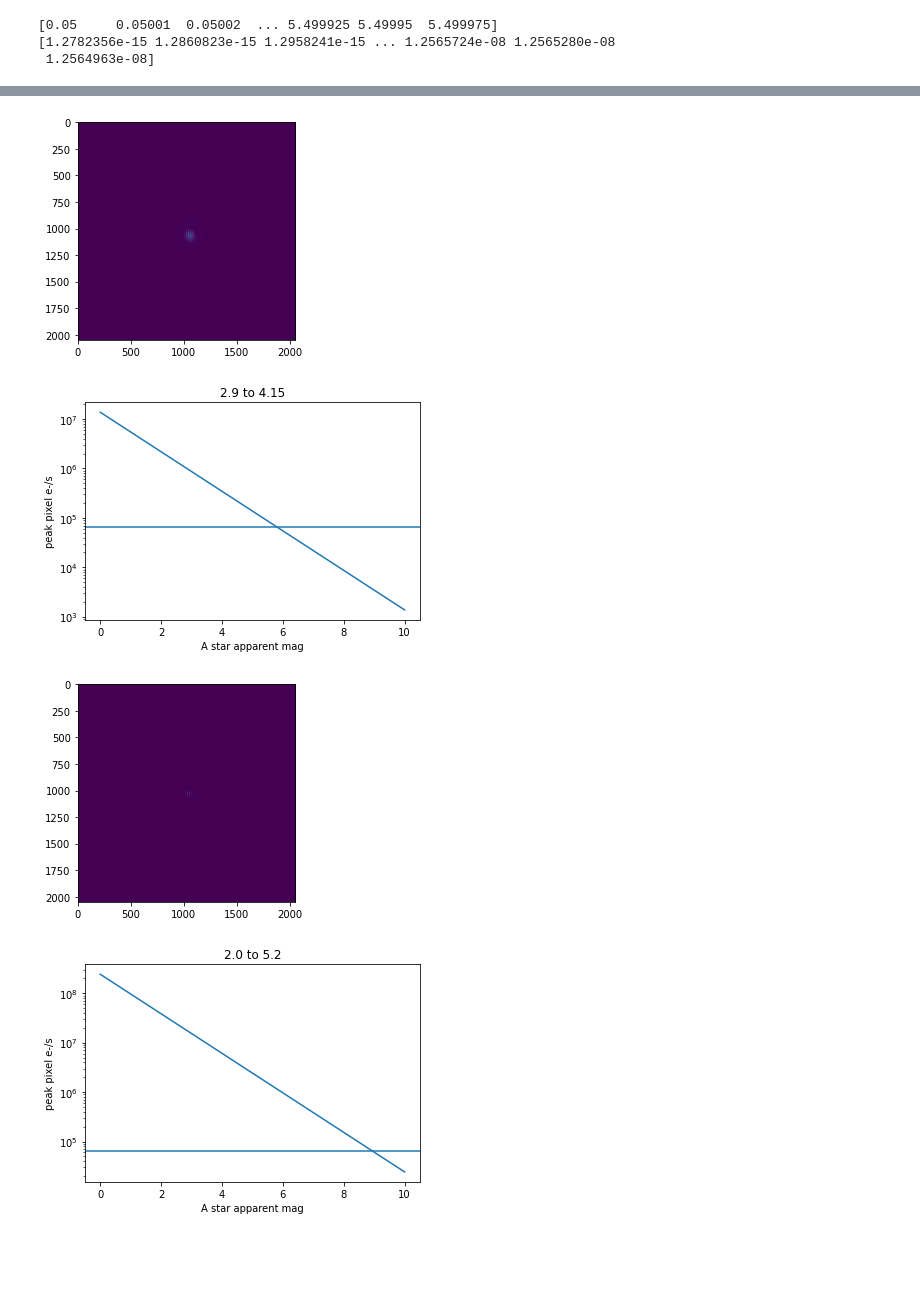
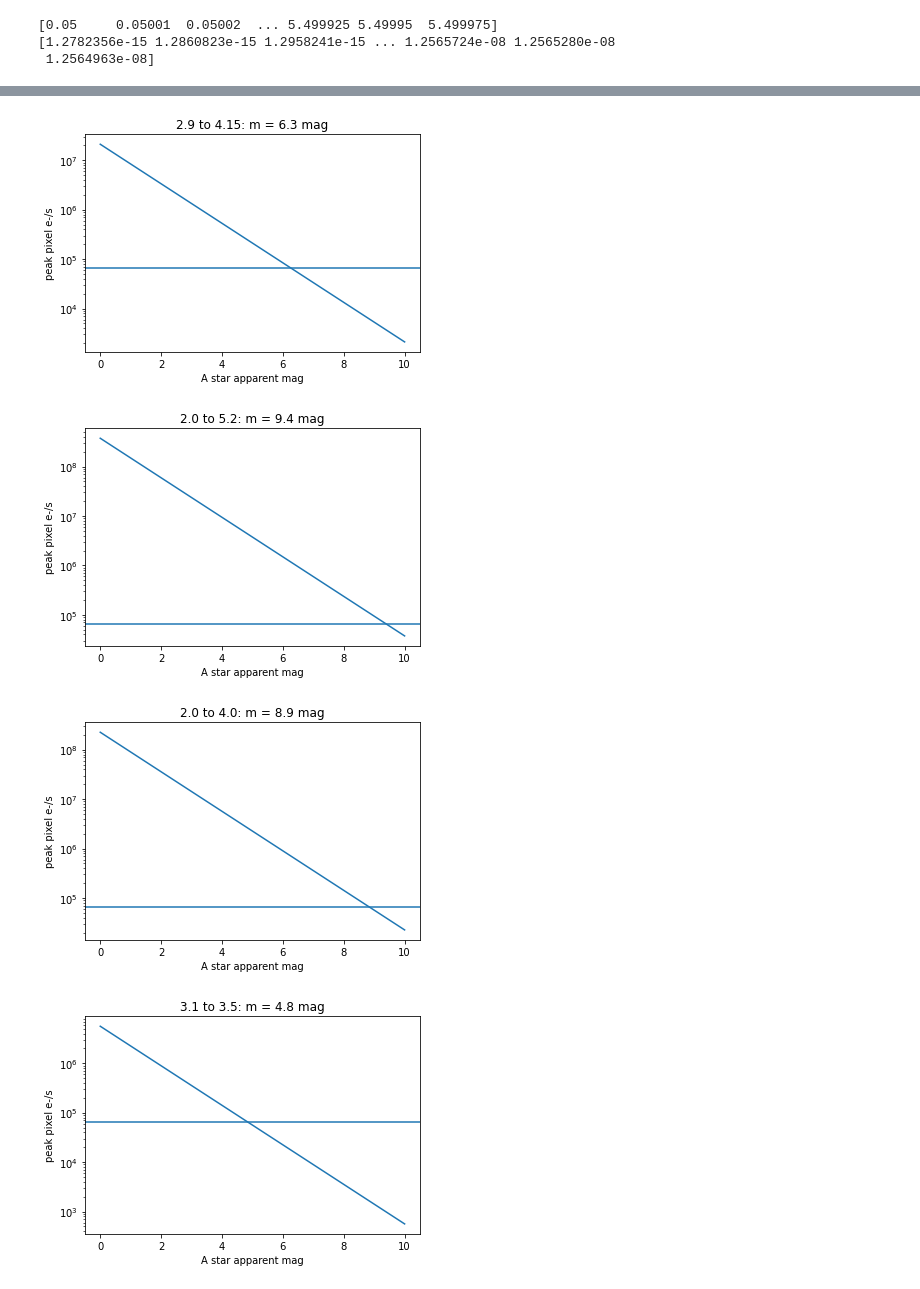
Before and after one commit to scalessim/scalessim, a Jupyter notebook: scales_photons_Astar.ipynb, the cells around one changed output, grey strips where cells are left out. Cells and saved outputs as stored; diff of their text form; code cells hidden in the pictures; blank space fills up the shorter version.

```diff
--- a/scales_photons_Astar.ipynb
+++ b/scales_photons_Astar.ipynb
@@ -125,9 +125,11 @@ for wavs in modes:
 
     telAO_emissivities = [0.4]
     telAO_temps = [285*u.K]
-    scales_trans = [0.4]
+    scales_trans = [0.616]
     inst = InstTransEm(telAO_emissivities, telAO_temps, scales_trans)
-    qe = QE()
+    qe = QE(0.88) ##detector 6 is ~0.8, detector 8 is 0.88 -- testing "worst case" for saturation using detector 8
+
+
     filt = Filter(lmin=lens.lmin,lmax=lens.lmax,fkw='asahi')
     dit = 1 ###integration time in seconds
 
@@ -142,15 +144,18 @@ for wavs in modes:
 
     from time import time
     t1 = time()
-    raw, bg_star_truth = fp.get_fp(dit*u.s,targ,return_full=True,PSF=keck_cube,return_phots=True)
-    rawfile = 'Astar_10pc_asahi_disp_'+str(wav_min)+'_'+str(wav_max)+'_phot_s.fits'
-    pyfits.writeto(rawfile,np.array(raw),clobber=True)
-    rawfile = 'Astar_10pc_asahi_disp_'+str(wav_min)+'_'+str(wav_max)+'_e_s.fits'
-    pyfits.writeto(rawfile,np.array(raw*0.8),clobber=True)
-
+    rawfile_e = 'Astar_10pc_asahi_disp_'+str(wav_min)+'_'+str(wav_max)+'_e_s.fits'
+    if os.path.isfile(rawfile_e)==False:
+        raw, bg_star_truth = fp.get_fp(dit*u.s,targ,return_full=True,PSF=keck_cube,return_phots=True)
+        rawfile = 'Astar_10pc_asahi_disp_'+str(wav_min)+'_'+str(wav_max)+'_phot_s.fits'
+        pyfits.writeto(rawfile,np.array(raw),clobber=True)
+        rawfile_e = 'Astar_10pc_asahi_disp_'+str(wav_min)+'_'+str(wav_max)+'_e_s.fits'
+        pyfits.writeto(rawfile_e,np.array(raw*0.88),clobber=True)
+    else:
+        raw = pyfits.getdata(rawfile_e)
 
     f = plt.figure(figsize=(5,5))
-    plt.imshow(raw**0.25)
+    plt.imshow(raw**0.1)
     plt.colorbar()
     plt.show()
     t2 = time()
@@ -268,30 +182,29 @@ making full raw image
 # %%
 modes = [[2.9,4.15],[2.0,5.2],[2.0,4.0],[3.1,3.5],[4.5,5.2],[1.95,2.45]]
 for wavs in modes:
     wav_min,wav_max = wavs
     rawfile = 'Astar_10pc_asahi_disp_'+str(wav_min)+'_'+str(wav_max)+'_e_s.fits'
     im = pyfits.getdata(rawfile)
 
-    plt.imshow(im)
-    plt.show()
-
     mpixs = []
     f = plt.figure()
-    plt.title(str(wav_min)+' to '+str(wav_max))
-    amags = np.linspace(0.0,10.0,11)
+    amags = np.linspace(0.0,10.0,101)
     for amag in amags:
         im2 = im * 10**(-amag/2.5)
         mpix = np.max(im2)
         mpixs.append(mpix)
-
+    mpixs = np.array(mpixs)
+    mlimit = amags[np.where(np.abs(mpixs-65000.0)==np.min(np.abs(mpixs-65000.)))][0]
+    plt.title(str(wav_min)+' to '+str(wav_max)+': m = '+str(np.round(mlimit,2))+' mag')
     plt.plot(amags,mpixs)
     plt.xlabel('A star apparent mag')
     plt.ylabel('peak pixel e-/s')
     plt.yscale('log')
     plt.axhline(65000)
+    plt.savefig('Astar_maglimit_'+str(wav_min)+'_'+str(wav_max)+'.png')
     plt.show()
 # %% [output]
-[figure, old version]
+[figure, new version]
-[figure, old version]
+[figure, new version]
-[figure, old version]
+[figure, new version]
-[figure, old version]
+[figure, new version]
```
Also changed, not shown: parts of 2 cells of this notebook, 13 other files.
